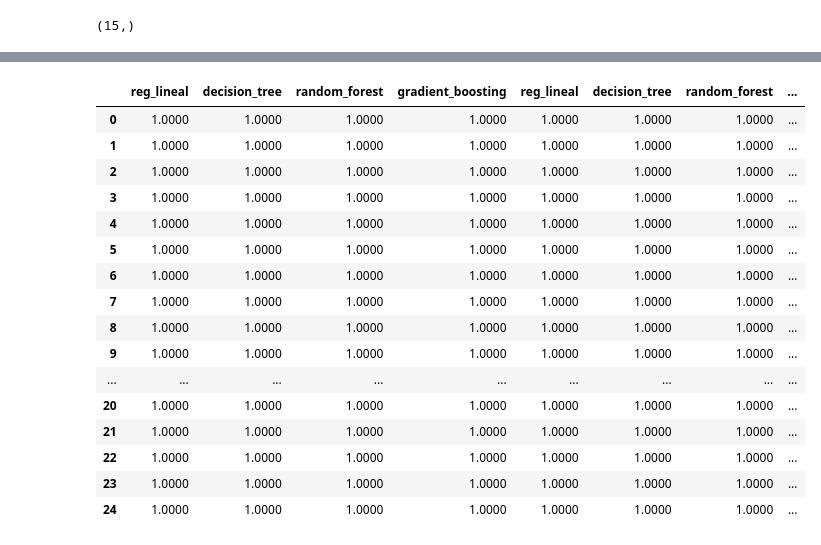
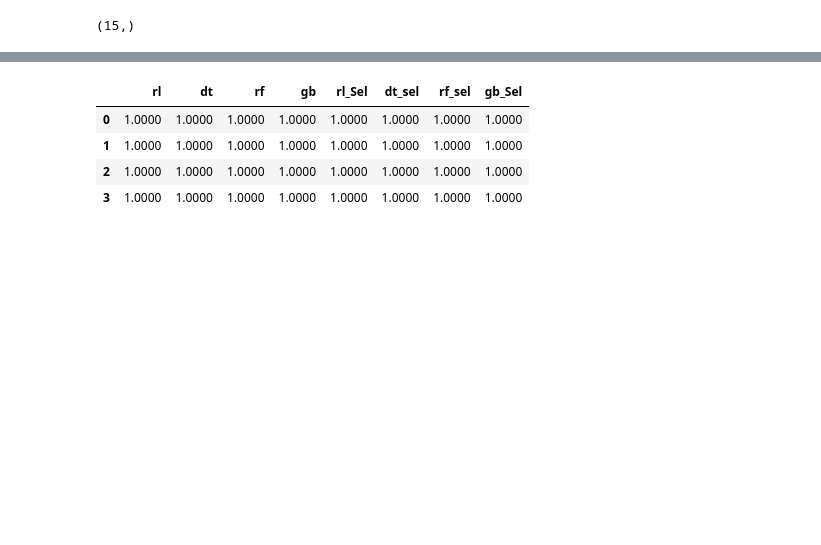
Before and after one commit to SantiRestrepoOlarte/ML_HumanResources, a Jupyter notebook: d_modelos.ipynb, the cells around one changed output, grey strips where cells are left out. Cells and saved outputs as stored; diff of their text form; code cells hidden in the pictures; blank space fills up the shorter version.

Commit message:
Actualización selección de variables

```diff
--- a/d_modelos.ipynb
+++ b/d_modelos.ipynb
@@ -24 +27,3 @@ df_models.head()
 5 rows × 23 columns
+# %%
+df_models = df_models.sort_values(by='Year')
@@ -83 +114,5 @@ X_test
 4410 rows × 22 columns
+# %%
+# Eliminación de la columna 'Year' dado que ya se realizó la separación
+X_train.drop('Year', axis=1, inplace=True)
+X_test.drop('Year', axis=1, inplace=True)
@@ -191,25 +222,15 @@ memory usage: 516.9 KB
 # %%
-accuracy_df_original=funciones.medir_modelos(modelos,"accuracy",X_train_std,y_train,25) ## base con todas las variables
-accuracy_varsel=funciones.medir_modelos(modelos,"accuracy",X2,y_train,25) ### base con variables seleccionadas
+accuracy_df_original=funciones.medir_modelos(modelos,"accuracy",X_train_std,y_train,4) ## base con todas las variables
+accuracy_varsel=funciones.medir_modelos(modelos,"accuracy",X2,y_train,4) ### base con variables seleccionadas
 # %%
 pd.set_option('display.float_format', lambda x: '%.4f' % x)
 accuracy=pd.concat([accuracy_df_original,accuracy_varsel],axis=1)
+accuracy.columns=['rl', 'dt', 'rf', 'gb',
+       'rl_Sel', 'dt_sel', 'rf_sel', 'gb_Sel']
 accuracy
 # %% [output]
-|  | reg_lineal | decision_tree | random_forest | gradient_boosting | reg_lineal | decision_tree | random_forest | ... |
-| 0 | 1.0000 | 1.0000 | 1.0000 | 1.0000 | 1.0000 | 1.0000 | 1.0000 | ... |
-| 1 | 1.0000 | 1.0000 | 1.0000 | 1.0000 | 1.0000 | 1.0000 | 1.0000 | ... |
-| 2 | 1.0000 | 1.0000 | 1.0000 | 1.0000 | 1.0000 | 1.0000 | 1.0000 | ... |
-| 3 | 1.0000 | 1.0000 | 1.0000 | 1.0000 | 1.0000 | 1.0000 | 1.0000 | ... |
-| 4 | 1.0000 | 1.0000 | 1.0000 | 1.0000 | 1.0000 | 1.0000 | 1.0000 | ... |
-| 5 | 1.0000 | 1.0000 | 1.0000 | 1.0000 | 1.0000 | 1.0000 | 1.0000 | ... |
-| 6 | 1.0000 | 1.0000 | 1.0000 | 1.0000 | 1.0000 | 1.0000 | 1.0000 | ... |
-| 7 | 1.0000 | 1.0000 | 1.0000 | 1.0000 | 1.0000 | 1.0000 | 1.0000 | ... |
-| 8 | 1.0000 | 1.0000 | 1.0000 | 1.0000 | 1.0000 | 1.0000 | 1.0000 | ... |
-| 9 | 1.0000 | 1.0000 | 1.0000 | 1.0000 | 1.0000 | 1.0000 | 1.0000 | ... |
-| ... | ... | ... | ... | ... | ... | ... | ... | ... |
-| 20 | 1.0000 | 1.0000 | 1.0000 | 1.0000 | 1.0000 | 1.0000 | 1.0000 | ... |
-| 21 | 1.0000 | 1.0000 | 1.0000 | 1.0000 | 1.0000 | 1.0000 | 1.0000 | ... |
-| 22 | 1.0000 | 1.0000 | 1.0000 | 1.0000 | 1.0000 | 1.0000 | 1.0000 | ... |
-| 23 | 1.0000 | 1.0000 | 1.0000 | 1.0000 | 1.0000 | 1.0000 | 1.0000 | ... |
-| 24 | 1.0000 | 1.0000 | 1.0000 | 1.0000 | 1.0000 | 1.0000 | 1.0000 | ... |
+|  | rl | dt | rf | gb | rl_Sel | dt_sel | rf_sel | gb_Sel |
+| 0 | 1.0000 | 1.0000 | 1.0000 | 1.0000 | 1.0000 | 1.0000 | 1.0000 | 1.0000 |
+| 1 | 1.0000 | 1.0000 | 1.0000 | 1.0000 | 1.0000 | 1.0000 | 1.0000 | 1.0000 |
+| 2 | 1.0000 | 1.0000 | 1.0000 | 1.0000 | 1.0000 | 1.0000 | 1.0000 | 1.0000 |
+| 3 | 1.0000 | 1.0000 | 1.0000 | 1.0000 | 1.0000 | 1.0000 | 1.0000 | 1.0000 |
```
Also changed, not shown: parts of 17 cells of this notebook, 3 other files.
